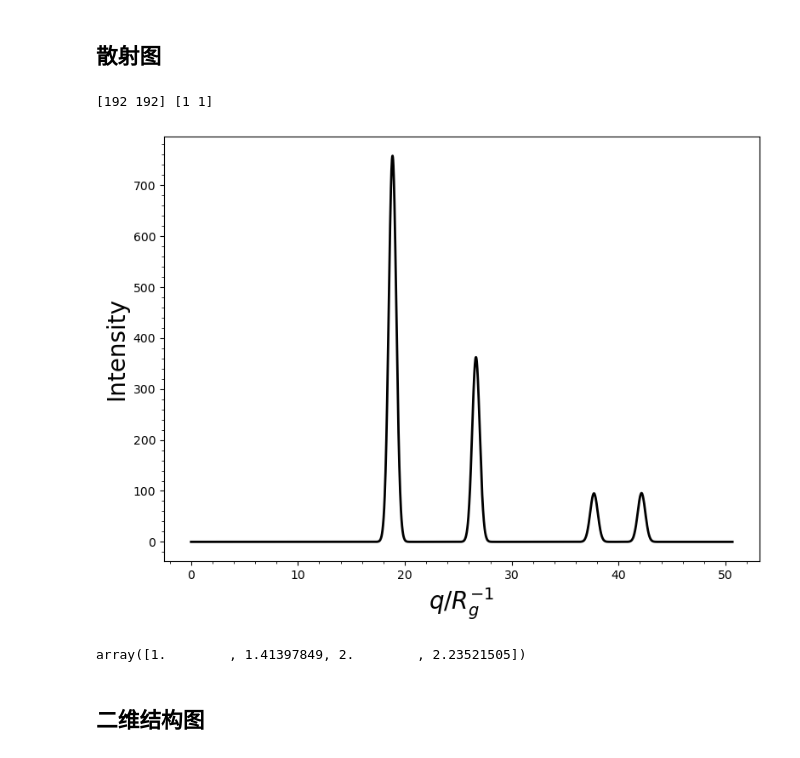
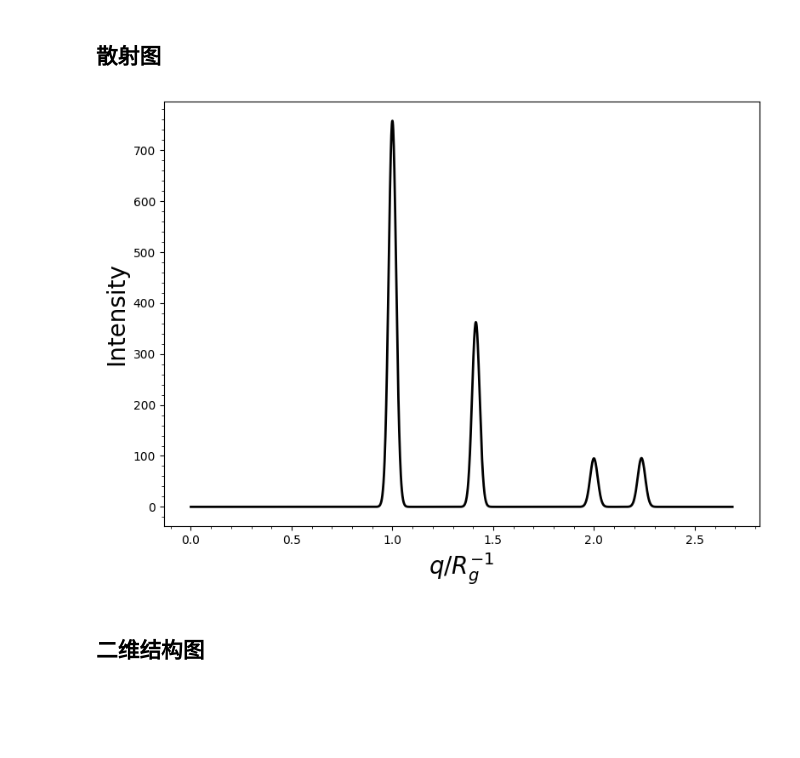
Before and after one commit to KangruiYuan/SimuBox, a Jupyter notebook: Demos/Scripts.ipynb, the cells around one changed output. Cells and saved outputs as stored; diff of their text form; code cells hidden in the pictures; blank space fills up the shorter version.

```diff
--- a/Demos/Scripts.ipynb
+++ b/Demos/Scripts.ipynb
@@ -37,15 +35,11 @@ ODT is 79.35398092239298
 # %%
 from SimuBox import read_density, read_printout, parse_density, iso2D
 path = "./Datasets/Scatter/phout_C4.txt"
 des = read_density(path)
-res = parse_density(density=des, target=0)
-print(des.shape, des.lxlylz)
-sc = Scatter.sacttering_peak(mat=res[0], NxNyNz=des.shape, lxlylz=des.lxlylz)
-Scatter.show_peak(res=sc, cutoff=300)
+sc = Scatter.sacttering_peak(density=des, target=0)
+sc_plots = Scatter.show_peak(res=sc, cutoff=300)
 # %% [output]
-[192 192] [1 1]
-[figure, old version]
+[figure, new version]
-array([1.        , 1.41397849, 2.        , 2.23521505])
 # %% [markdown]
 ## 二维结构图
 # %%
```
Also changed, not shown: parts of 11 cells of this notebook, 5 other files.
